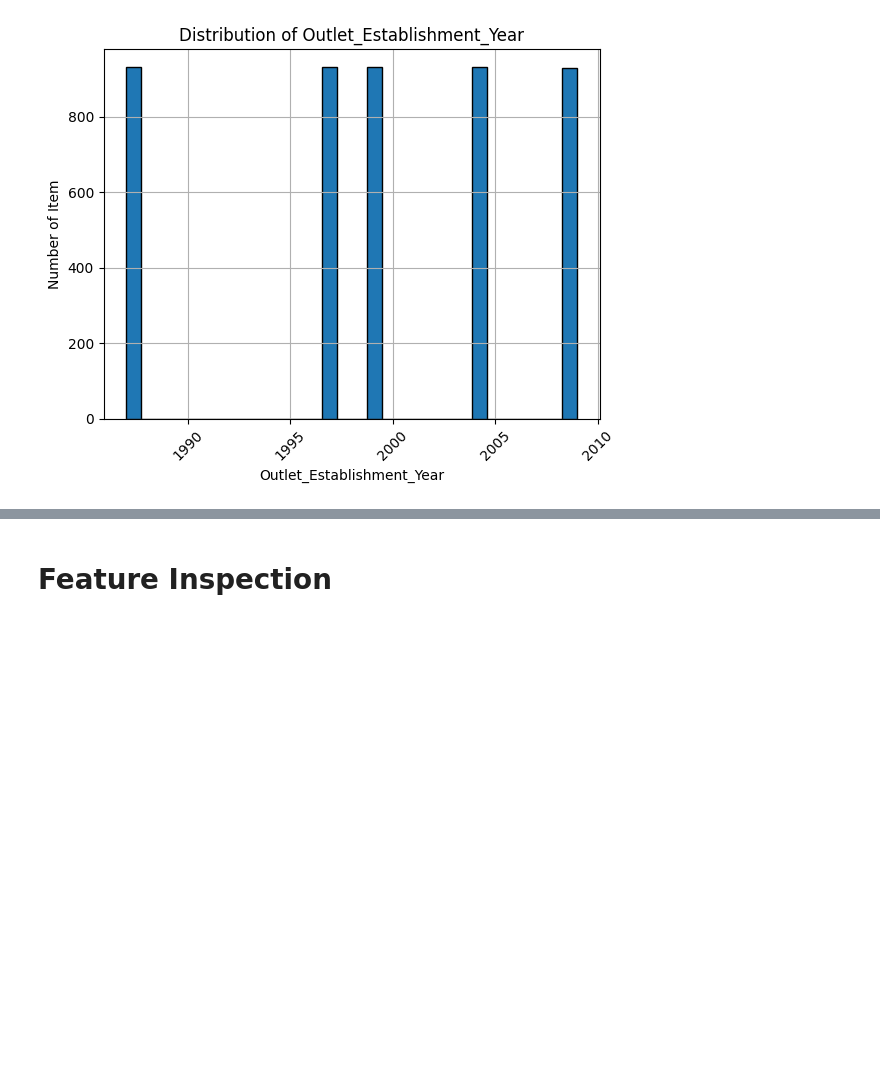
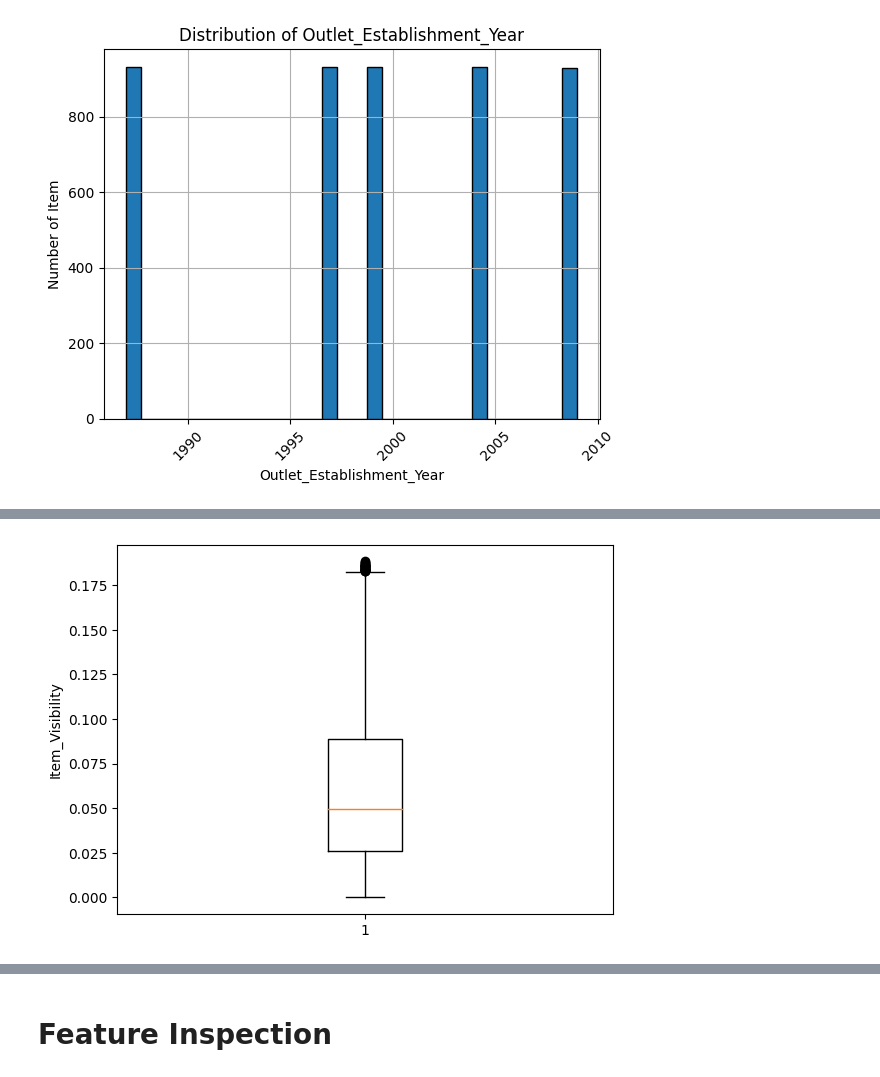
Before and after one commit to hadeelfarash/Prediction_of_Product_Sales, a Jupyter notebook: Prediction_of_Product_Sales.ipynb, the cells around one changed output, grey strips where cells are left out. Drawn from its saved outputs; the diff is of its cells as text; code cells hidden in the pictures; blank space fills up the shorter version.

```diff
--- a/Prediction_of_Product_Sales.ipynb
+++ b/Prediction_of_Product_Sales.ipynb
@@ -254,0 +263,8 @@ Text(0, 0.5, 'Number of Item')
+# %%
+# create boxplot for the Item_Visibility
+fig, ax = plt.subplots()
+data = df["Item_Visibility"]
+ax.boxplot(data);
+ax.set_ylabel("Item_Visibility");
+# %% [output]
+[figure, added]
```
Also changed, not shown: parts of 4 cells of this notebook.
